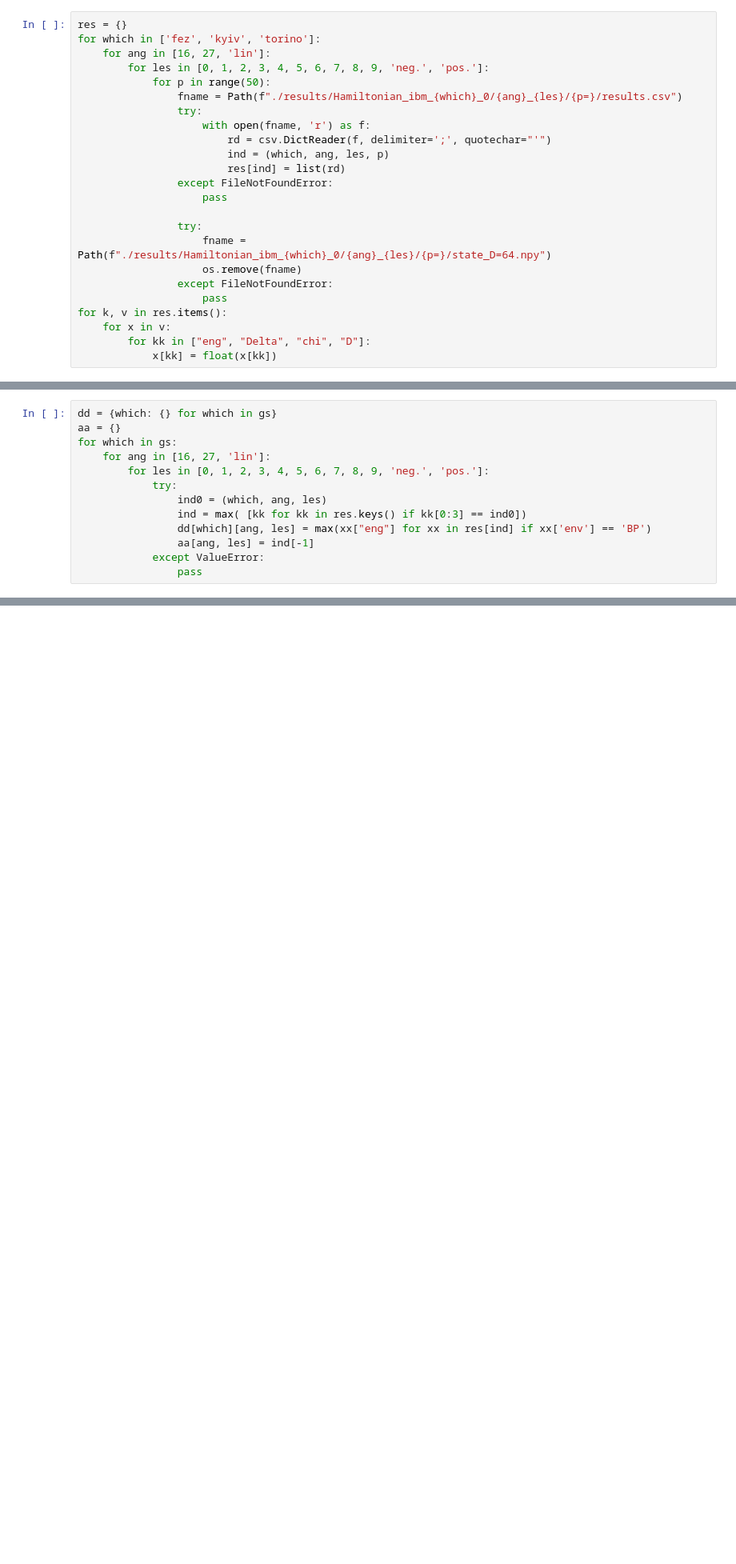
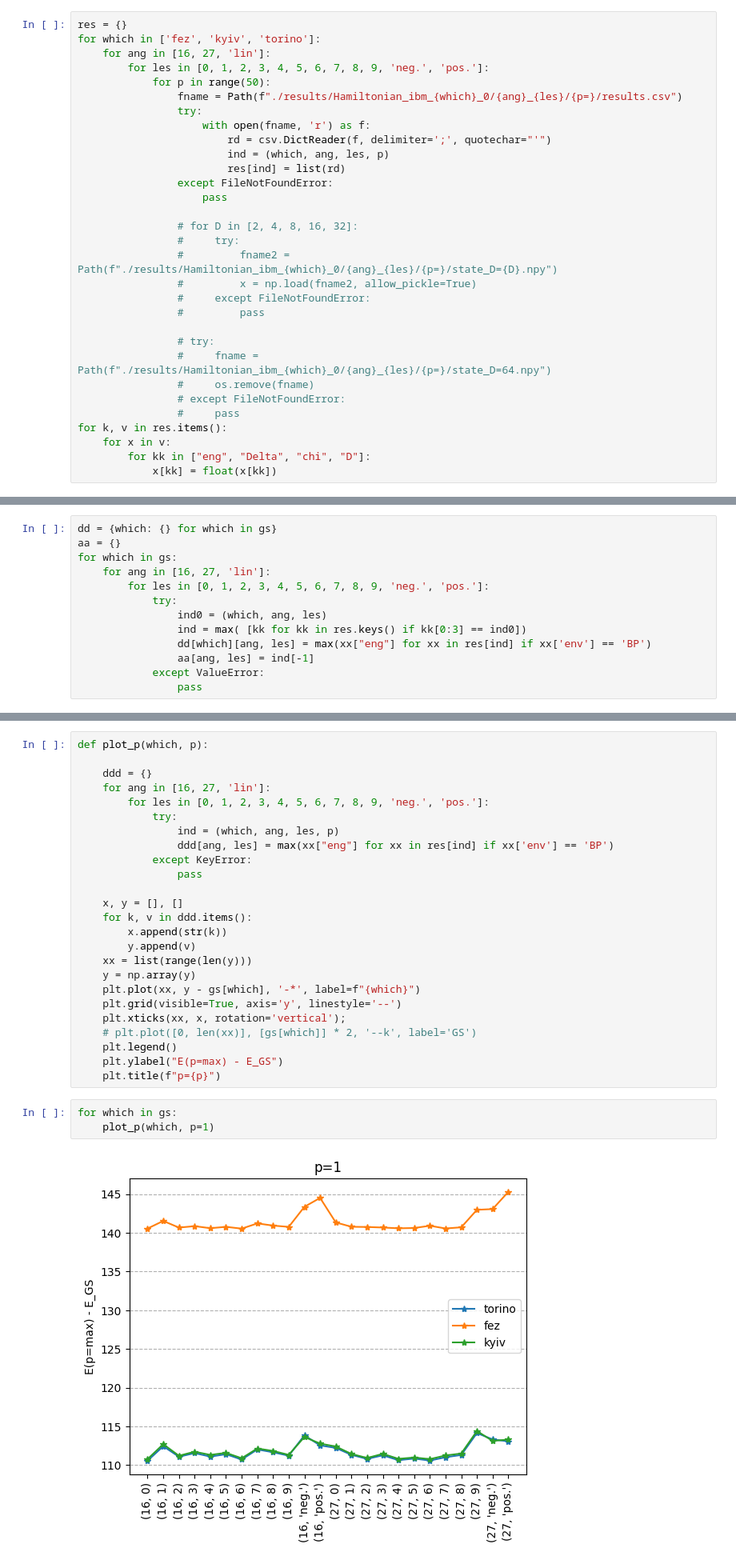
Before and after one commit to marekrams/hex, a Jupyter notebook: view_results.ipynb, the cells around one changed output, grey strips where cells are left out. Shown at 80% size. Cells and saved outputs as stored; diff of their text form; blank space fills up the shorter version.

```diff
--- a/view_results.ipynb
+++ b/view_results.ipynb
@@ -23,11 +23,18 @@ for which in ['fez', 'kyiv', 'torino']:
                 except FileNotFoundError:
                     pass
 
-                try:
-                    fname = Path(f"./results/Hamiltonian_ibm_{which}_0/{ang}_{les}/{p=}/state_D=64.npy")
-                    os.remove(fname)
-                except FileNotFoundError:
-                    pass
+                # for D in [2, 4, 8, 16, 32]:
+                #     try:
+                #         fname2 = Path(f"./results/Hamiltonian_ibm_{which}_0/{ang}_{les}/{p=}/state_D={D}.npy")
+                #         x = np.load(fname2, allow_pickle=True)
+                #     except FileNotFoundError:
+                #         pass
+
+                # try:
+                #     fname = Path(f"./results/Hamiltonian_ibm_{which}_0/{ang}_{les}/{p=}/state_D=64.npy")
+                #     os.remove(fname)
+                # except FileNotFoundError:
+                #     pass
 for k, v in res.items():
     for x in v:
         for kk in ["eng", "Delta", "chi", "D"]:
@@ -314,3 +304,33 @@ for which in gs:
 plot_max_p()
 # %% [output]
 [figure]
+# %%
+def plot_p(which, p):
+
+    ddd = {}
+    for ang in [16, 27, 'lin']:
+        for les in [0, 1, 2, 3, 4, 5, 6, 7, 8, 9, 'neg.', 'pos.']:
+            try:
+                ind = (which, ang, les, p)
+                ddd[ang, les] = max(xx["eng"] for xx in res[ind] if xx['env'] == 'BP')
+            except KeyError:
+                pass
+
+    x, y = [], []
+    for k, v in ddd.items():
+        x.append(str(k))
+        y.append(v)
+    xx = list(range(len(y)))
+    y = np.array(y)
+    plt.plot(xx, y - gs[which], '-*', label=f"{which}")
+    plt.grid(visible=True, axis='y', linestyle='--')
+    plt.xticks(xx, x, rotation='vertical');
+    # plt.plot([0, len(xx)], [gs[which]] * 2, '--k', label='GS')
+    plt.legend()
+    plt.ylabel("E(p=max) - E_GS")
+    plt.title(f"p={p}")
+# %%
+for which in gs:
+    plot_p(which, p=1)
+# %% [output]
+[figure, added]
```
Also changed, not shown: parts of 7 cells of this notebook, 49 other files.
